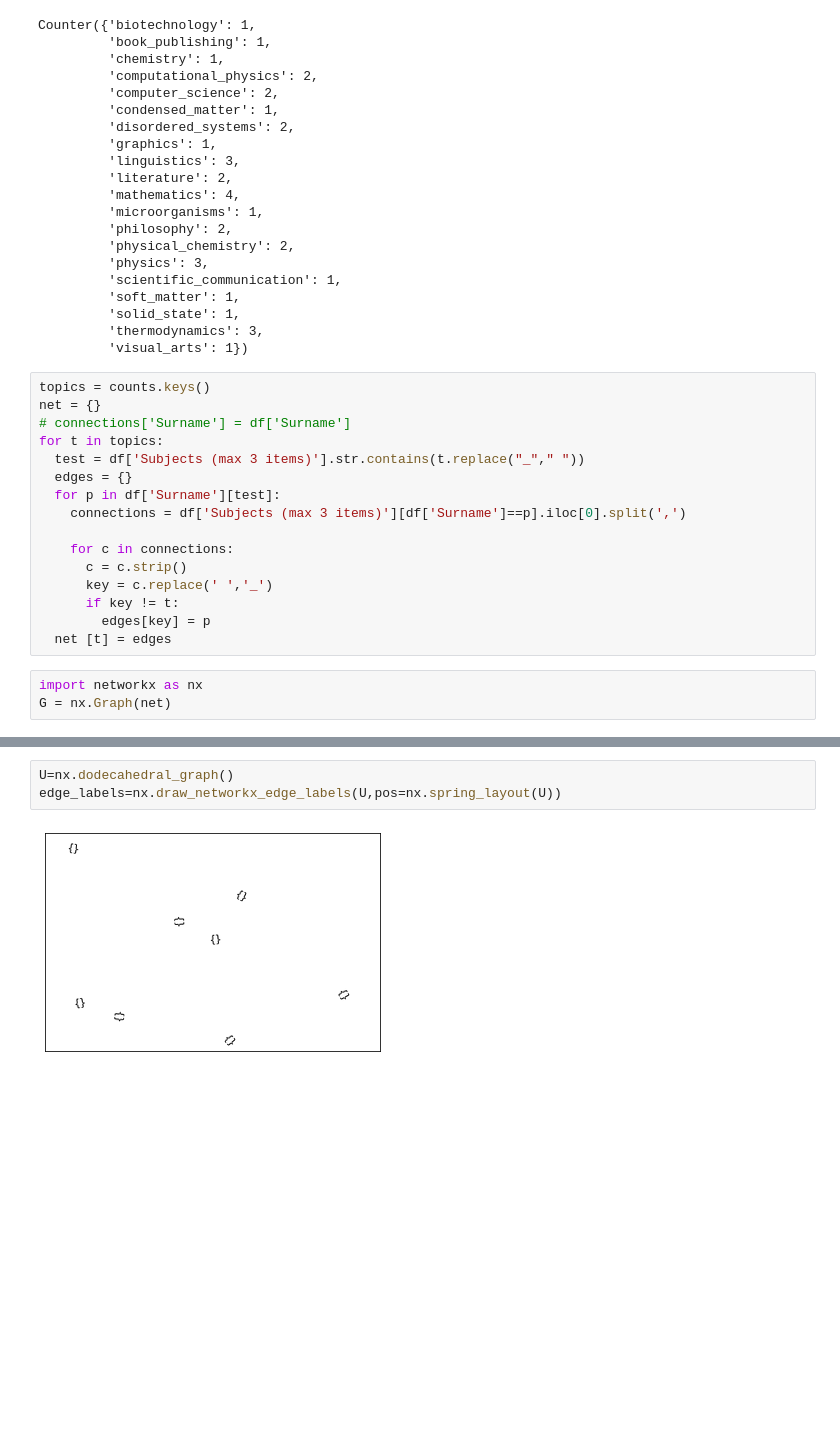
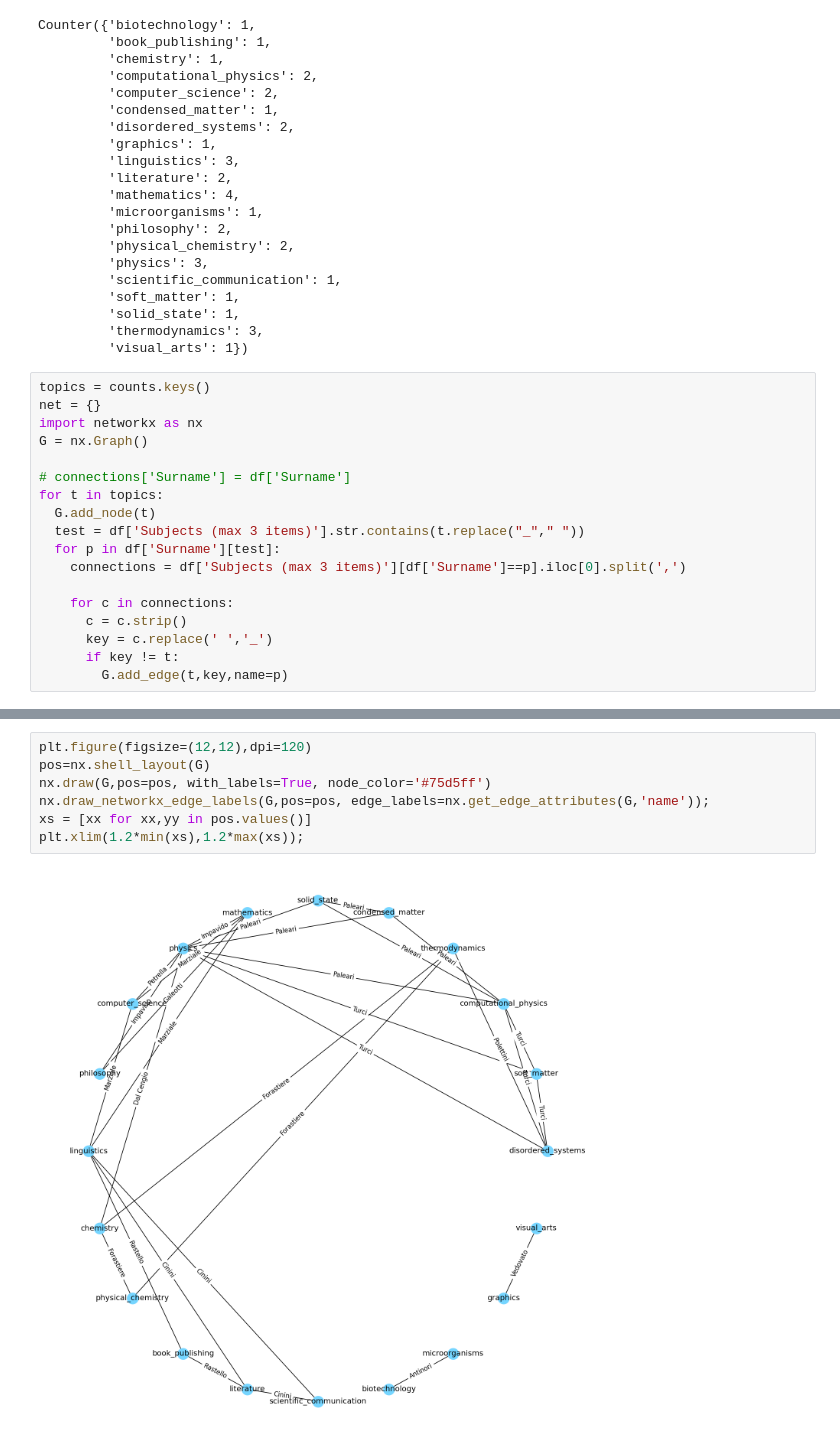
Before and after one commit to FTurci/extemporaneapy, a Jupyter notebook: Extemporaneapy.ipynb, the cells around one changed output, grey strips where cells are left out. Drawn from its saved outputs; the diff is of its cells as text; blank space fills up the shorter version.

Commit message:
Network

```diff
--- a/Extemporaneapy.ipynb
+++ b/Extemporaneapy.ipynb
@@ -78,10 +78,13 @@ Counter({'biotechnology': 1,
 # %%
 topics = counts.keys()
 net = {}
+import networkx as nx
+G = nx.Graph()
+
 # connections['Surname'] = df['Surname']
 for t in topics:
+  G.add_node(t)
   test = df['Subjects (max 3 items)'].str.contains(t.replace("_"," "))
-  edges = {}
   for p in df['Surname'][test]:
     connections = df['Subjects (max 3 items)'][df['Surname']==p].iloc[0].split(',')
 
@@ -89,8 +92,4 @@ for t in topics:
       c = c.strip()
       key = c.replace(' ','_')
       if key != t:
-        edges[key] = p
-  net [t] = edges
+        G.add_edge(t,key,name=p)
-# %%
-import networkx as nx
-G = nx.Graph(net)
@@ -103,5 +96,9 @@ EdgeView([('disordered_systems', 'soft_matter'), ('disordered_systems', 'computa
-# %%
-U=nx.dodecahedral_graph()
-edge_labels=nx.draw_networkx_edge_labels(U,pos=nx.spring_layout(U))
-# %% [output]
-[figure, removed]
+# %%
+plt.figure(figsize=(12,12),dpi=120)
+pos=nx.shell_layout(G)
+nx.draw(G,pos=pos, with_labels=True, node_color='#75d5ff')
+nx.draw_networkx_edge_labels(G,pos=pos, edge_labels=nx.get_edge_attributes(G,'name'));
+xs = [xx for xx,yy in pos.values()]
+plt.xlim(1.2*min(xs),1.2*max(xs));
+# %% [output]
+[figure, added]
```
Also changed, not shown: parts of 3 cells of this notebook.
